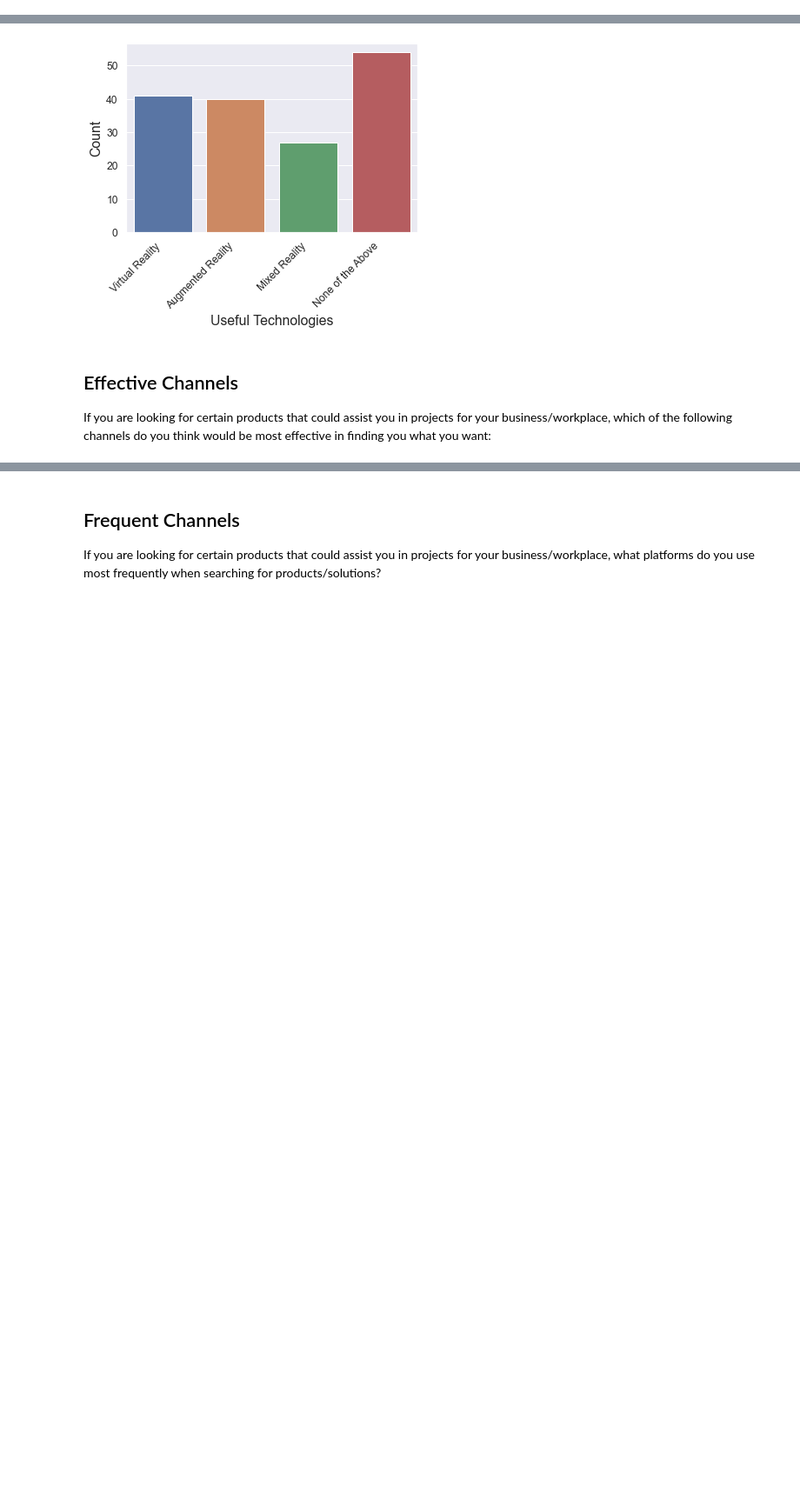
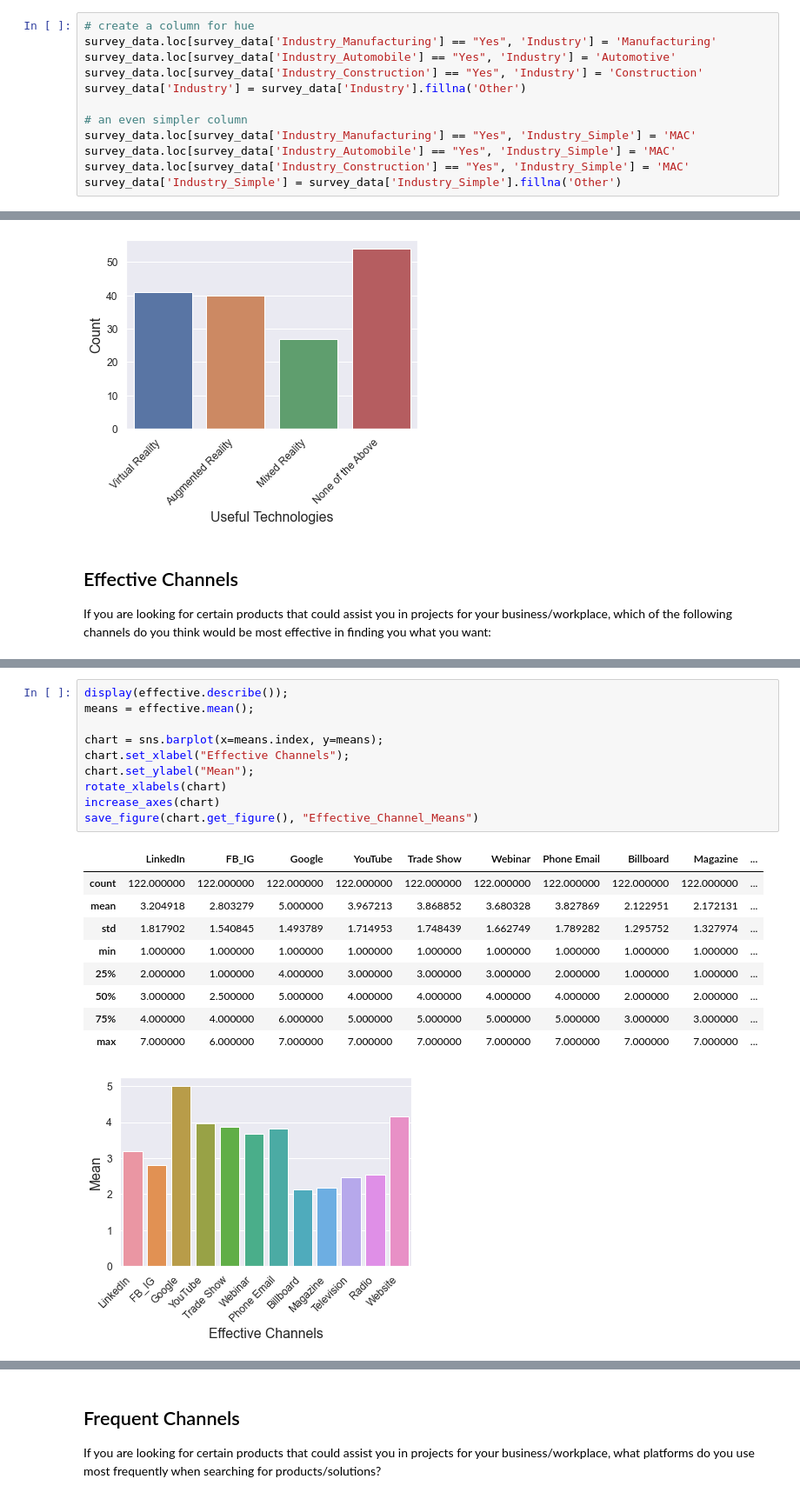
Before and after one commit to markhary/mktg3554_survey, a Jupyter notebook: holly.ipynb, the cells around one changed output, grey strips where cells are left out. Shown at 87% size. Cells and saved outputs as stored; diff of their text form; blank space fills up the shorter version.

```diff
--- a/holly.ipynb
+++ b/holly.ipynb
@@ -208,6 +211,18 @@ increase_axes(chart)
 save_figure(chart.get_figure(), "Industry")
 # %% [output]
 [figure]
+# %%
+# create a column for hue
+survey_data.loc[survey_data['Industry_Manufacturing'] == "Yes", 'Industry'] = 'Manufacturing'
+survey_data.loc[survey_data['Industry_Automobile'] == "Yes", 'Industry'] = 'Automotive'
+survey_data.loc[survey_data['Industry_Construction'] == "Yes", 'Industry'] = 'Construction'
+survey_data['Industry'] = survey_data['Industry'].fillna('Other')
+
+# an even simpler column
+survey_data.loc[survey_data['Industry_Manufacturing'] == "Yes", 'Industry_Simple'] = 'MAC'
+survey_data.loc[survey_data['Industry_Automobile'] == "Yes", 'Industry_Simple'] = 'MAC'
+survey_data.loc[survey_data['Industry_Construction'] == "Yes", 'Industry_Simple'] = 'MAC'
+survey_data['Industry_Simple'] = survey_data['Industry_Simple'].fillna('Other')
 # %% [markdown]
 ## Technologies Used
 Rate how familiar you are with the following technology?
@@ -380,0 +543,21 @@ If you are looking for certain products that could assist you in projects for yo
+# %%
+display(effective.describe());
+means = effective.mean();
+
+chart = sns.barplot(x=means.index, y=means);
+chart.set_xlabel("Effective Channels");
+chart.set_ylabel("Mean");
+rotate_xlabels(chart)
+increase_axes(chart)
+save_figure(chart.get_figure(), "Effective_Channel_Means")
+# %% [output]
+|  | LinkedIn | FB_IG | Google | YouTube | Trade Show | Webinar | Phone Email | Billboard | Magazine | ... |
+| count | 122.000000 | 122.000000 | 122.000000 | 122.000000 | 122.000000 | 122.000000 | 122.000000 | 122.000000 | 122.000000 | ... |
+| mean | 3.204918 | 2.803279 | 5.000000 | 3.967213 | 3.868852 | 3.680328 | 3.827869 | 2.122951 | 2.172131 | ... |
+| std | 1.817902 | 1.540845 | 1.493789 | 1.714953 | 1.748439 | 1.662749 | 1.789282 | 1.295752 | 1.327974 | ... |
+| min | 1.000000 | 1.000000 | 1.000000 | 1.000000 | 1.000000 | 1.000000 | 1.000000 | 1.000000 | 1.000000 | ... |
+| 25% | 2.000000 | 1.000000 | 4.000000 | 3.000000 | 3.000000 | 3.000000 | 2.000000 | 1.000000 | 1.000000 | ... |
+| 50% | 3.000000 | 2.500000 | 5.000000 | 4.000000 | 4.000000 | 4.000000 | 4.000000 | 2.000000 | 2.000000 | ... |
+| 75% | 4.000000 | 4.000000 | 6.000000 | 5.000000 | 5.000000 | 5.000000 | 5.000000 | 3.000000 | 3.000000 | ... |
+| max | 7.000000 | 6.000000 | 7.000000 | 7.000000 | 7.000000 | 7.000000 | 7.000000 | 7.000000 | 7.000000 | ... |
+[figure, added]
```
Also changed, not shown: parts of 12 cells of this notebook.
